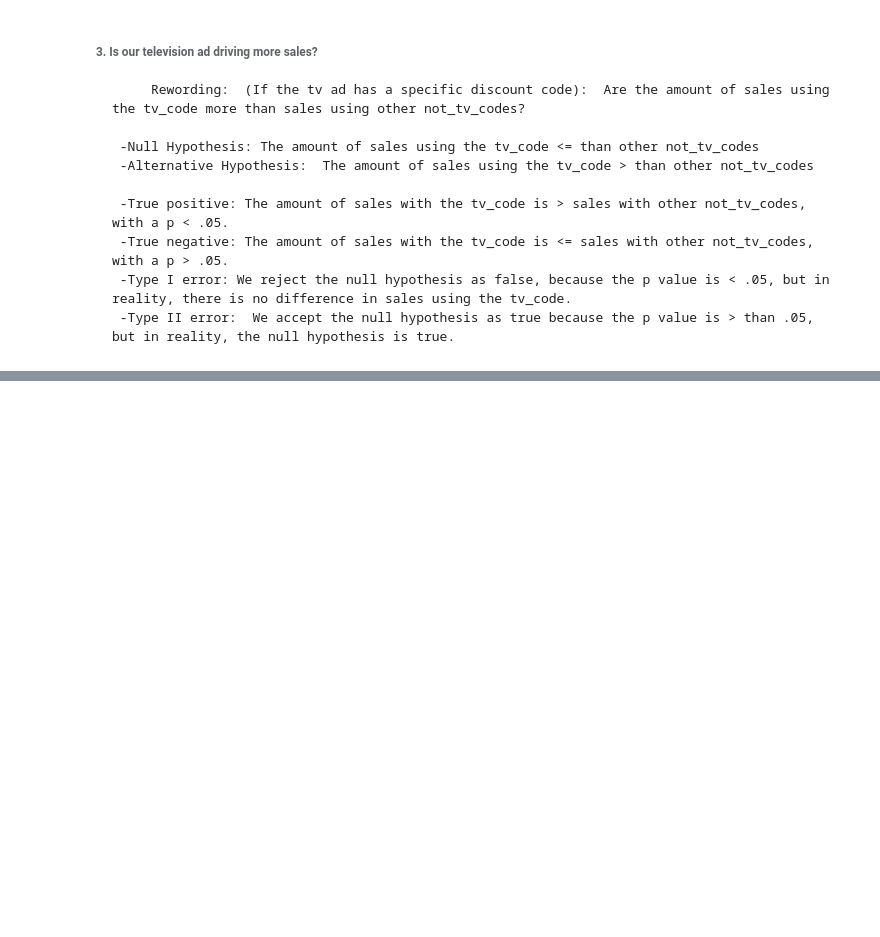
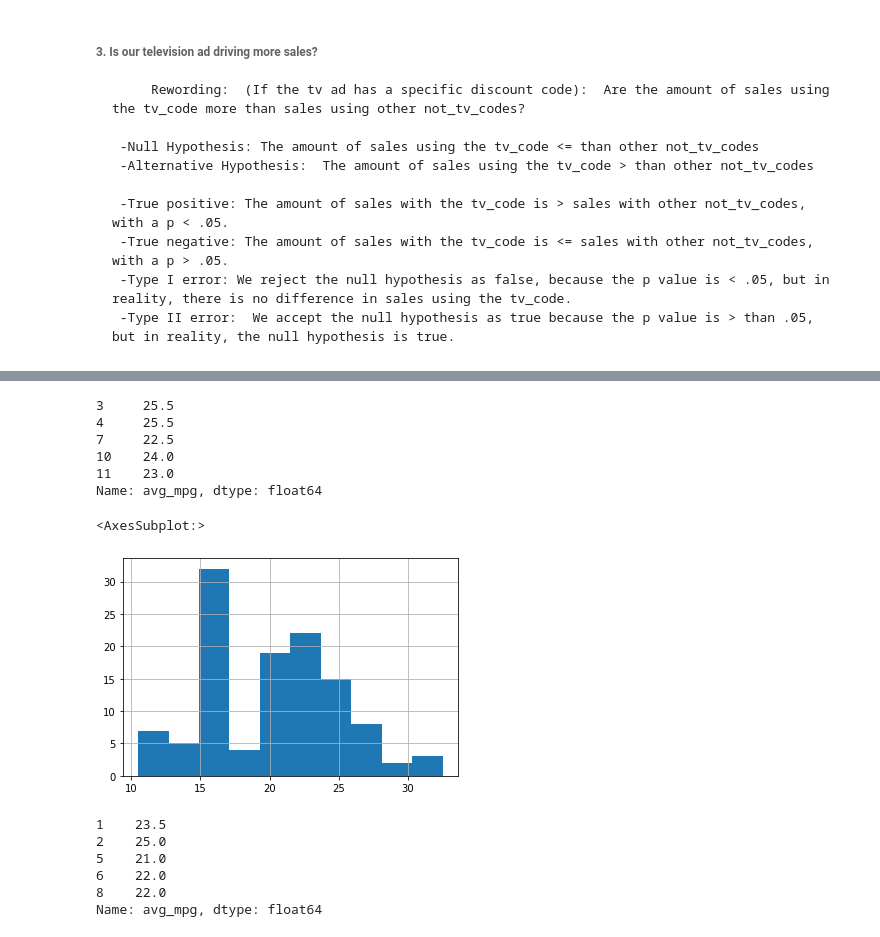
Before and after one commit to Brooke-Holyoak/statistics-exercises, a Jupyter notebook: hypothesis_testing.ipynb, the cells around one changed output, grey strips where cells are left out. Saved outputs shown, nothing was run; the diff lists cells and outputs as text; code cells hidden in the pictures; blank space fills up the shorter version.

```diff
--- a/hypothesis_testing.ipynb
+++ b/hypothesis_testing.ipynb
@@ -42,0 +123,2 @@ For each of the following questions, formulate a null and alternative hypothesis
+# %%
+df = data('mpg')
@@ -42,0 +147,2 @@ For each of the following questions, formulate a null and alternative hypothesis
+# %%
+df["avg_mpg"] = (df.cty + df.hwy) / 2
@@ -42,0 +158,29 @@ For each of the following questions, formulate a null and alternative hypothesis
+# %%
+mpg_2008 = df[df.year == 2008].avg_mpg
+
+mpg_2008.head()
+#creating a series that shows the average mpg for all cars made in 2008
+# %% [output]
+3     25.5
+4     25.5
+7     22.5
+10    24.0
+11    23.0
+Name: avg_mpg, dtype: float64
+# %%
+mpg_2008.hist()
+# %% [output]
+<AxesSubplot:>
+[figure, added]
+# %%
+mpg_1999 = df[df.year == 1999].avg_mpg
+
+mpg_1999.head()
+#creating a series that shows the average mpg for all cars made in 1999.
+# %% [output]
+1    23.5
+2    25.0
+5    21.0
+6    22.0
+8    22.0
+Name: avg_mpg, dtype: float64
```
Also changed, not shown: parts of 24 cells of this notebook, 3 other files.
